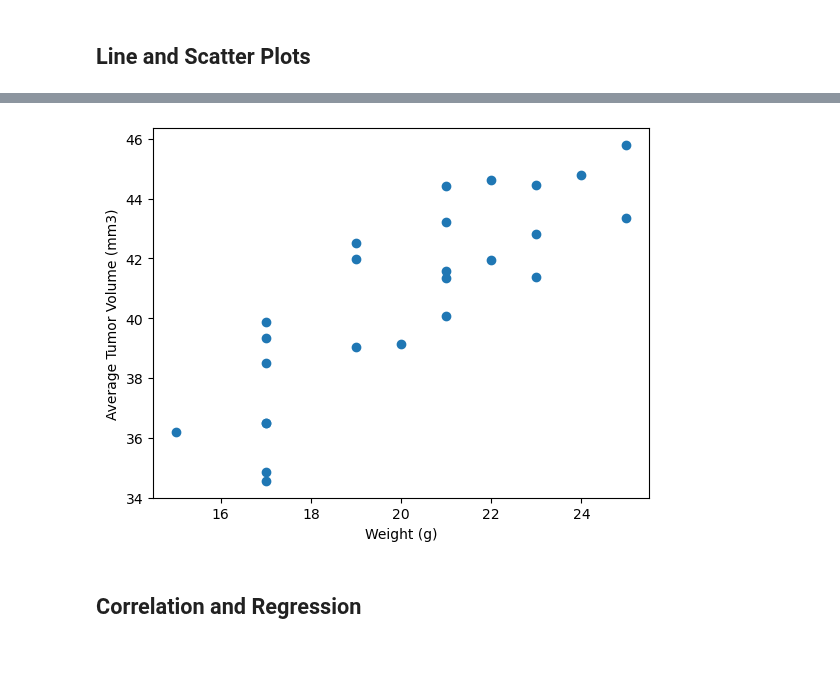
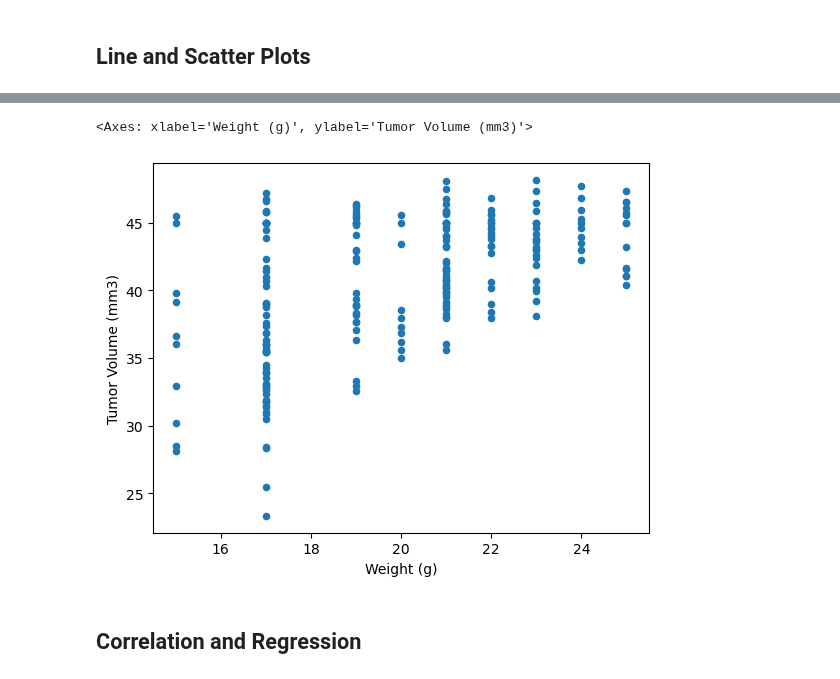
Before and after one commit to rdaaleman/Module-5, a Jupyter notebook: Starter_Code/Pymaceuticals/pymaceuticals_starter.ipynb, the cells around one changed output, grey strips where cells are left out. Saved outputs shown, nothing was run; the diff lists cells and outputs as text; code cells hidden in the pictures.

```diff
--- a/Starter_Code/Pymaceuticals/pymaceuticals_starter.ipynb
+++ b/Starter_Code/Pymaceuticals/pymaceuticals_starter.ipynb
@@ -352,7 +353,11 @@ x_axis =
 # %%
 # Generate a scatter plot of mouse weight vs. the average observed tumor volume for the entire Capomulin regimen
+cap_mice_data = clean_mouse_data.loc[clean_mouse_data['Drug Regimen'] == "Capomulin"]
+#cap_average_tumor_volume = cap_mice_data.groupby('Tumor Volume (mm3)').mean()
+cap_mice_data.plot(kind="scatter", x='Weight (g)',y='Tumor Volume (mm3)')
 # %% [output]
+<Axes: xlabel='Weight (g)', ylabel='Tumor Volume (mm3)'>
-[figure, old version]
+[figure, new version]
 # %% [markdown]
 ## Correlation and Regression
 # %%
```
Also changed, not shown: parts of 6 cells of this notebook.
